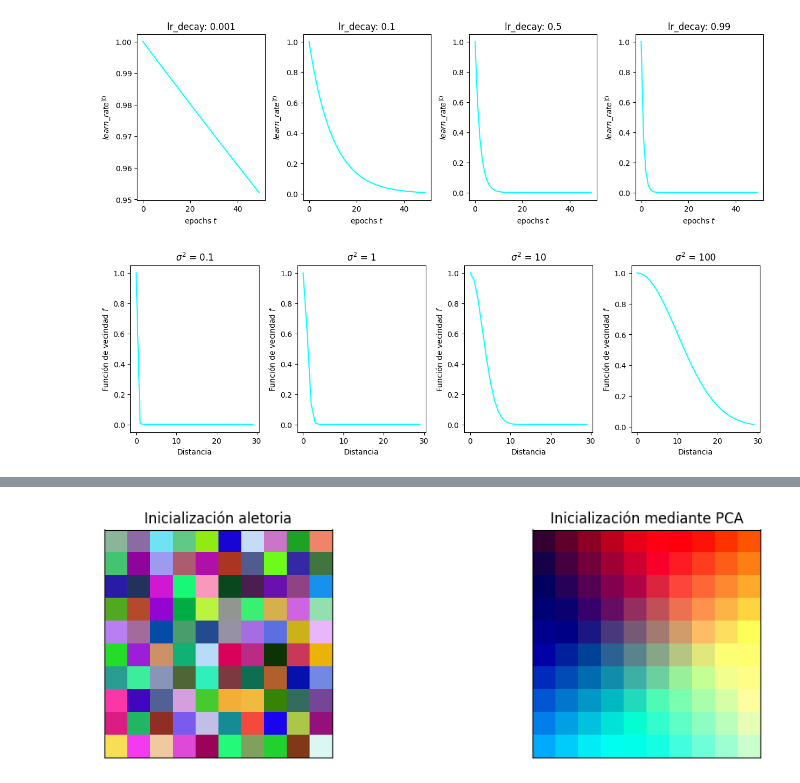
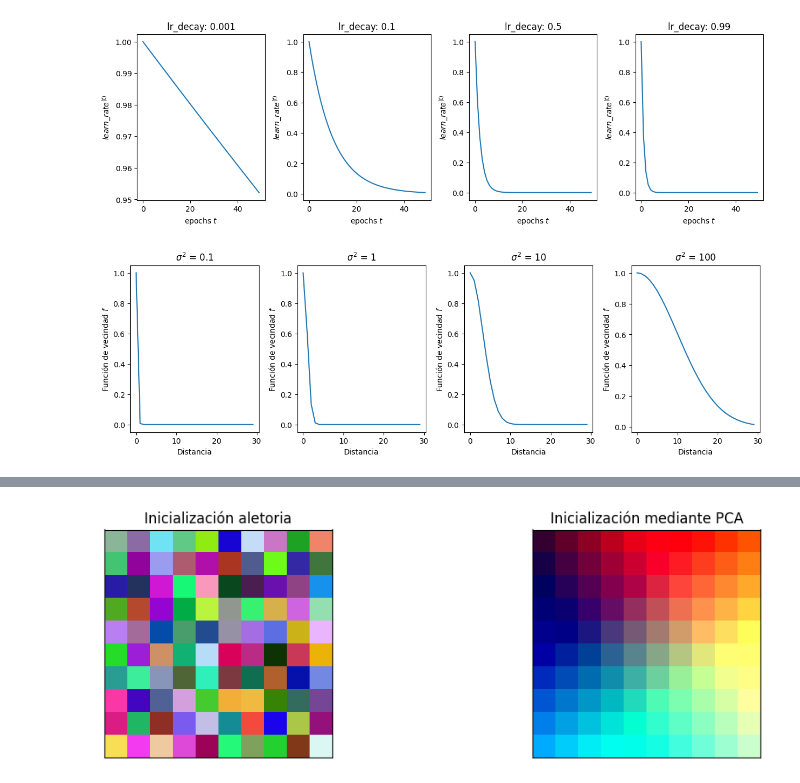
Before and after one commit to JaumeSanCol/TFG, a Jupyter notebook: notebooks/base.ipynb, the cells around one changed output, grey strips where cells are left out. Drawn from its saved outputs; the diff is of its cells as text; code cells hidden in the pictures.

```diff
--- a/notebooks/base.ipynb
+++ b/notebooks/base.ipynb
@@ -4,12 +94,15 @@ import matplotlib.pyplot as plt
 # %%
+# Decaimiento exponencial
+
 epochs = np.arange(0, 50)
+max_iter = epochs[-1]  # 49
 lr_decay = [0.001, 0.1, 0.5, 0.99]
 fig,ax = plt.subplots(nrows=1, ncols=4, figsize=(15,4))
 plt_ind = np.arange(4) + 141
 for decay, ind in zip(lr_decay, plt_ind):
     plt.subplot(ind)
     learn_rate = np.exp(-epochs * decay)
-    plt.plot(epochs, learn_rate, c='cyan')
+    plt.plot(epochs, learn_rate)
     plt.title('lr_decay: ' + str(decay))
     plt.xlabel('epochs $t$')
     plt.ylabel('$learn\_rate^{(t)}$')
@@ -17,24 +110,24 @@ fig.subplots_adjust(hspace=0.5, wspace=0.3)
 plt.savefig('img/lr_decay.png', dpi=300)
 plt.show()
 # %% [output]
-[figure, old version]
+[figure, new version]
 # %%
 distance = np.arange(0, 30)
 sigma_sq = [0.1, 1, 10, 100]
 fig,ax = plt.subplots(nrows=1, ncols=4, figsize=(15,4))
 plt_ind = np.arange(4) + 141
 for s, ind in zip(sigma_sq, plt_ind):
     plt.subplot(ind)
     f = np.exp(-distance**2 / (2 * s))
-    plt.plot(distance, f, c='cyan')
+    plt.plot(distance, f)
     plt.title('$\sigma^2$ = ' + str(s))
     plt.xlabel('Distancia')
     plt.ylabel('Función de vecindad $f$')
 fig.subplots_adjust(hspace=0.5, wspace=0.3)
 plt.savefig('img/radius_decay.png', dpi=300)
 plt.show()
 # %% [output]
-[figure, old version]
+[figure, new version]
 # %%
 from somJ.som  import SoM
 from sklearn.preprocessing import MinMaxScaler
```
Also changed, not shown: parts of 5 cells of this notebook, 7 other files.
